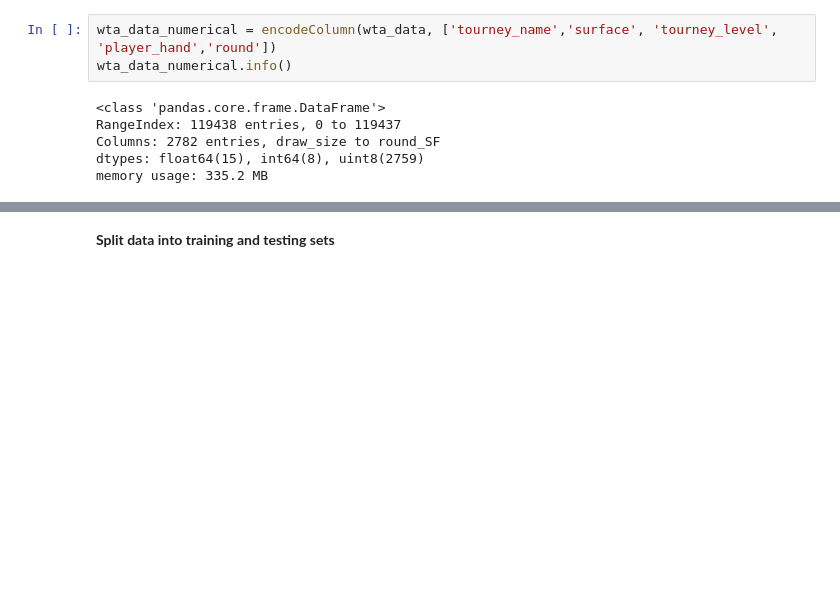
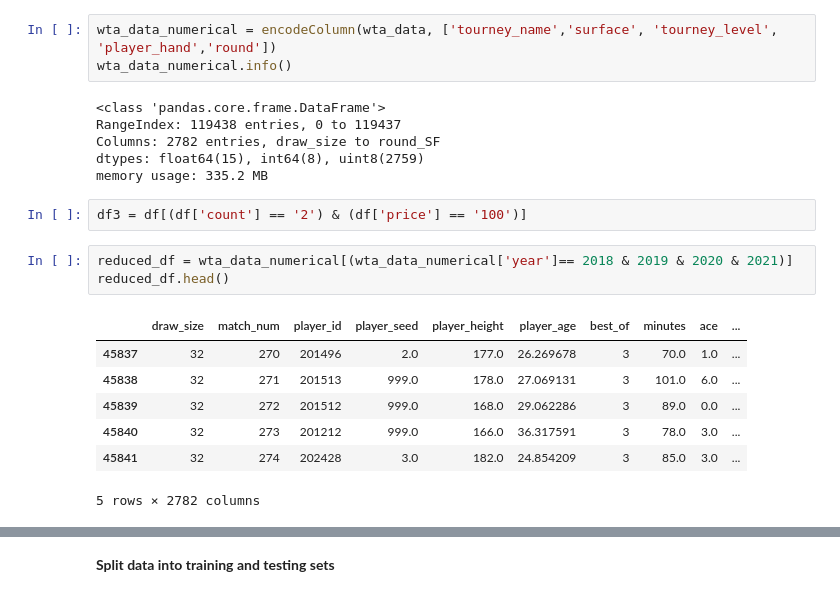
Before and after one commit to DSEI21000-S21/project-tennis-ml, a Jupyter notebook: WTA_ML.ipynb, the cells around one changed output, grey strips where cells are left out. Drawn from its saved outputs; the diff is of its cells as text; blank space fills up the shorter version.

```diff
--- a/WTA_ML.ipynb
+++ b/WTA_ML.ipynb
@@ -235,3 +235,16 @@ RangeIndex: 119438 entries, 0 to 119437
 Columns: 2782 entries, draw_size to round_SF
 dtypes: float64(15), int64(8), uint8(2759)
 memory usage: 335.2 MB
+# %%
+df3 = df[(df['count'] == '2') & (df['price'] == '100')]
+# %%
+reduced_df = wta_data_numerical[(wta_data_numerical['year']== 2018 & 2019 & 2020 & 2021)]
+reduced_df.head()
+# %% [output]
+|  | draw_size | match_num | player_id | player_seed | player_height | player_age | best_of | minutes | ace | ... |
+| 45837 | 32 | 270 | 201496 | 2.0 | 177.0 | 26.269678 | 3 | 70.0 | 1.0 | ... |
+| 45838 | 32 | 271 | 201513 | 999.0 | 178.0 | 27.069131 | 3 | 101.0 | 6.0 | ... |
+| 45839 | 32 | 272 | 201512 | 999.0 | 168.0 | 29.062286 | 3 | 89.0 | 0.0 | ... |
+| 45840 | 32 | 273 | 201212 | 999.0 | 166.0 | 36.317591 | 3 | 78.0 | 3.0 | ... |
+| 45841 | 32 | 274 | 202428 | 3.0 | 182.0 | 24.854209 | 3 | 85.0 | 3.0 | ... |
+5 rows × 2782 columns
```
Also changed, not shown: parts of 18 cells of this notebook.
